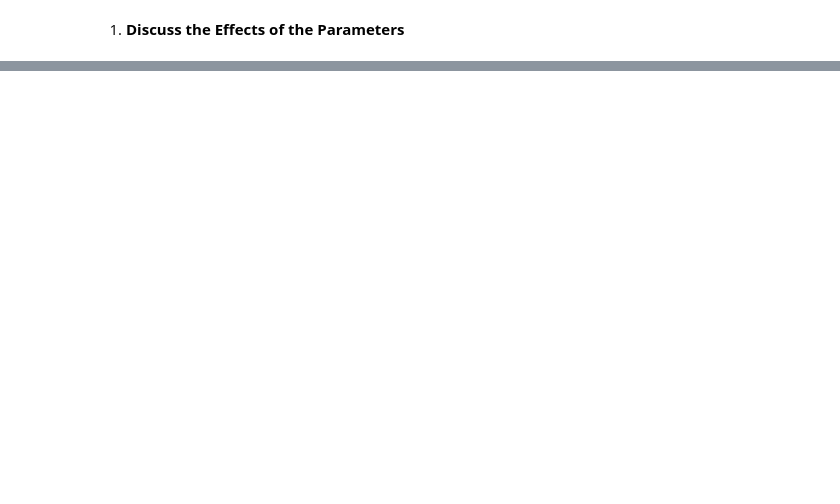
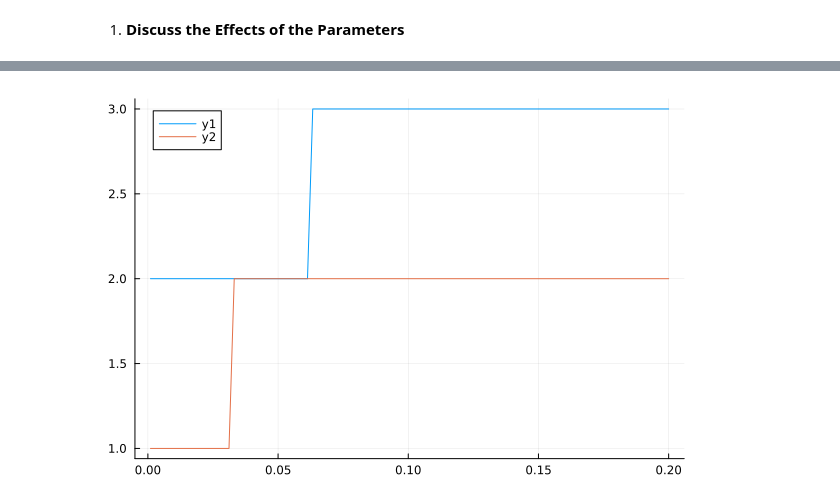
Before and after one commit to albop/econobits, a Jupyter notebook: eco309/corrections/mccall.ipynb, the cells around one changed output, grey strips where cells are left out. Saved outputs shown, nothing was run; the diff lists cells and outputs as text; code cells hidden in the pictures; blank space fills up the shorter version.

```diff
--- a/eco309/corrections/mccall.ipynb
+++ b/eco309/corrections/mccall.ipynb
@@ -197,0 +312,27 @@ bellman_step(V_U_0, V_E_0, model)
+# %%
+vec = range(start=0.001, stop=0.2; length=100)
+accepts = [
+    sum(
+        vfi(
+            merge(
+                model,
+                (;λ)
+            )
+        )[3]
+    ) for λ in vec]
+plot(vec, accepts)
+
+vec = range(start=0.001, stop=0.2; length=100)
+accepts = [
+    sum(
+        vfi(
+            merge(
+                model,
+                (;λ=λ, cbar=0.8)
+            )
+        )[3]
+    ) for λ in vec]
+plot!(vec, accepts)
+# vline!([0.9, 1.0, 1.1])
+# %% [output]
+[figure, added]
```
Also changed, not shown: parts of 10 cells of this notebook, 55 other files.
